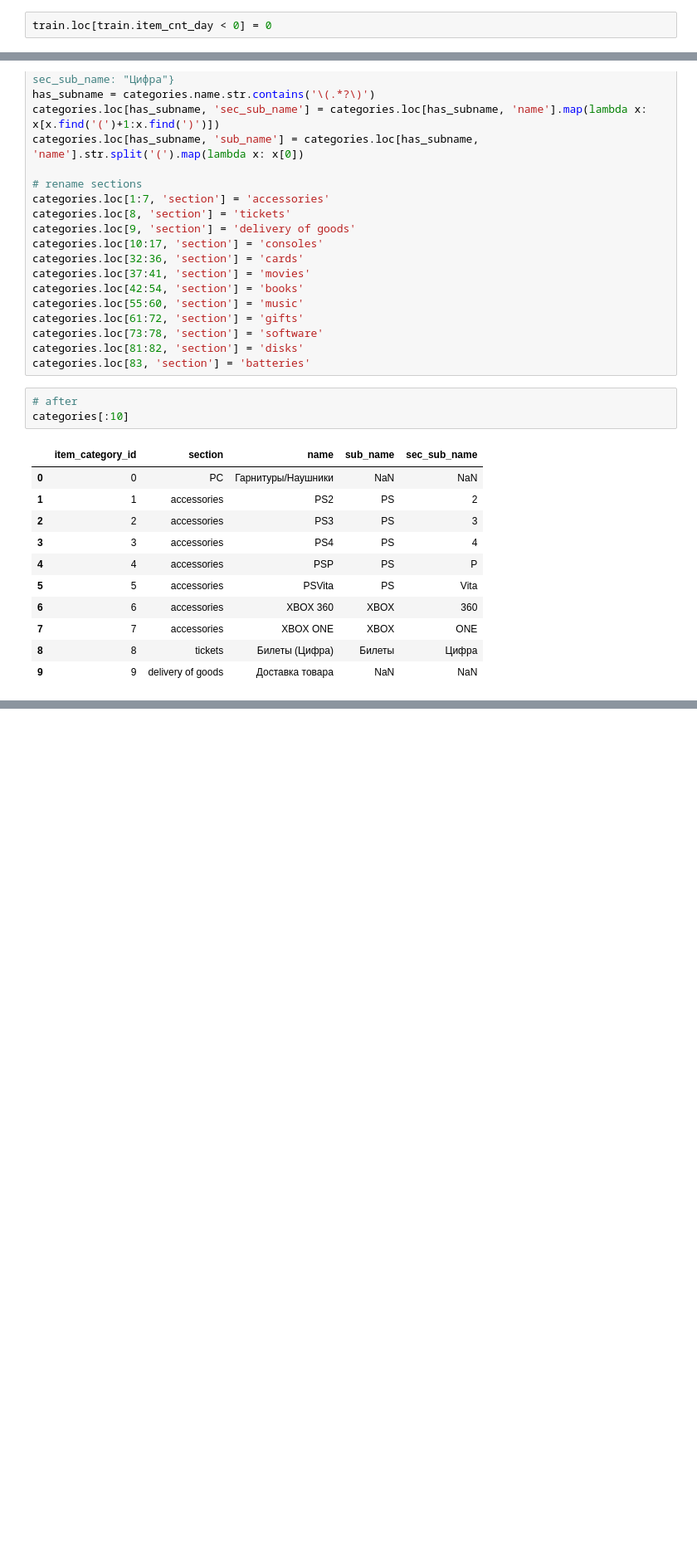
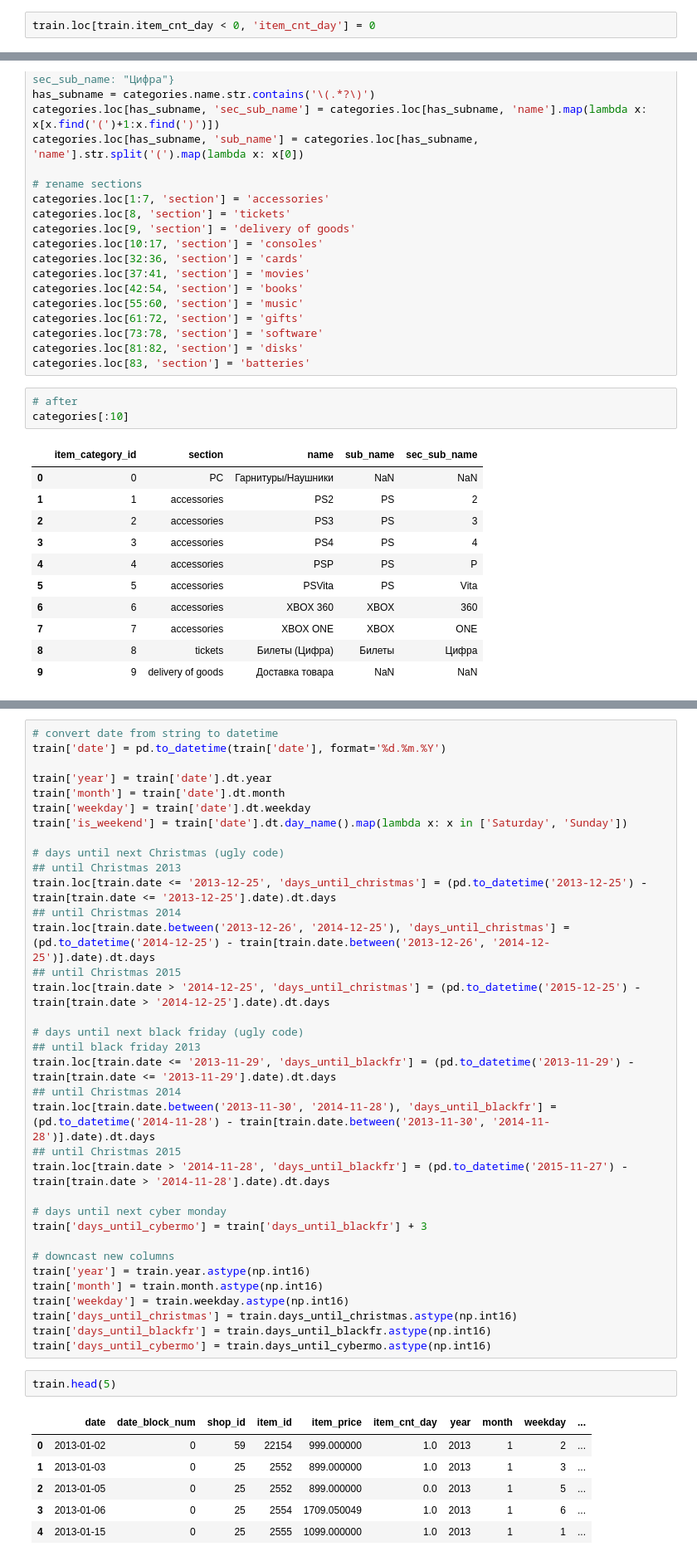
Before and after one commit to pietroventurini/predict-future-sales, a Jupyter notebook: Predict_Future_Sales_EDA.ipynb, the cells around one changed output, grey strips where cells are left out. Shown: that part at 83% size. Drawn from its saved outputs; the diff is of its cells as text; blank space fills up the shorter version.

```diff
--- a/Predict_Future_Sales_EDA.ipynb
+++ b/Predict_Future_Sales_EDA.ipynb
@@ -182,7 +182,7 @@ train.loc[train.item_price <= 0, 'item_price'] = 1249.0
 
 Let's now deal with negative quantities sold. By looking at some of the discussions on the competition page, I've seen that many people considered negative values for `item_cnt_day` as returned items. Let's stick to that interpretation and set them equal to zero.
 # %%
-train.loc[train.item_cnt_day < 0] = 0
+train.loc[train.item_cnt_day < 0, 'item_cnt_day'] = 0
 # %% [markdown]
 ### Outliers
 
@@ -385,0 +446,44 @@ categories[:10]
+# %%
+# convert date from string to datetime
+train['date'] = pd.to_datetime(train['date'], format='%d.%m.%Y')
+
+train['year'] = train['date'].dt.year
+train['month'] = train['date'].dt.month
+train['weekday'] = train['date'].dt.weekday
+train['is_weekend'] = train['date'].dt.day_name().map(lambda x: x in ['Saturday', 'Sunday'])
+
+# days until next Christmas (ugly code)
+## until Christmas 2013
+train.loc[train.date <= '2013-12-25', 'days_until_christmas'] = (pd.to_datetime('2013-12-25') - train[train.date <= '2013-12-25'].date).dt.days
+## until Christmas 2014
+train.loc[train.date.between('2013-12-26', '2014-12-25'), 'days_until_christmas'] = (pd.to_datetime('2014-12-25') - train[train.date.between('2013-12-26', '2014-12-25')].date).dt.days
+## until Christmas 2015
+train.loc[train.date > '2014-12-25', 'days_until_christmas'] = (pd.to_datetime('2015-12-25') - train[train.date > '2014-12-25'].date).dt.days
+
+# days until next black friday (ugly code)
+## until black friday 2013
+train.loc[train.date <= '2013-11-29', 'days_until_blackfr'] = (pd.to_datetime('2013-11-29') - train[train.date <= '2013-11-29'].date).dt.days
+## until Christmas 2014
+train.loc[train.date.between('2013-11-30', '2014-11-28'), 'days_until_blackfr'] = (pd.to_datetime('2014-11-28') - train[train.date.between('2013-11-30', '2014-11-28')].date).dt.days
+## until Christmas 2015
+train.loc[train.date > '2014-11-28', 'days_until_blackfr'] = (pd.to_datetime('2015-11-27') - train[train.date > '2014-11-28'].date).dt.days
+
+# days until next cyber monday
+train['days_until_cybermo'] = train['days_until_blackfr'] + 3
+
+# downcast new columns
+train['year'] = train.year.astype(np.int16)
+train['month'] = train.month.astype(np.int16)
+train['weekday'] = train.weekday.astype(np.int16)
+train['days_until_christmas'] = train.days_until_christmas.astype(np.int16)
+train['days_until_blackfr'] = train.days_until_blackfr.astype(np.int16)
+train['days_until_cybermo'] = train.days_until_cybermo.astype(np.int16)
+# %%
+train.head(5)
+# %% [output]
+|  | date | date_block_num | shop_id | item_id | item_price | item_cnt_day | year | month | weekday | ... |
+| 0 | 2013-01-02 | 0 | 59 | 22154 | 999.000000 | 1.0 | 2013 | 1 | 2 | ... |
+| 1 | 2013-01-03 | 0 | 25 | 2552 | 899.000000 | 1.0 | 2013 | 1 | 3 | ... |
+| 2 | 2013-01-05 | 0 | 25 | 2552 | 899.000000 | 0.0 | 2013 | 1 | 5 | ... |
+| 3 | 2013-01-06 | 0 | 25 | 2554 | 1709.050049 | 1.0 | 2013 | 1 | 6 | ... |
+| 4 | 2013-01-15 | 0 | 25 | 2555 | 1099.000000 | 1.0 | 2013 | 1 | 1 | ... |
```
Also changed, not shown: parts of 17 cells of this notebook.
